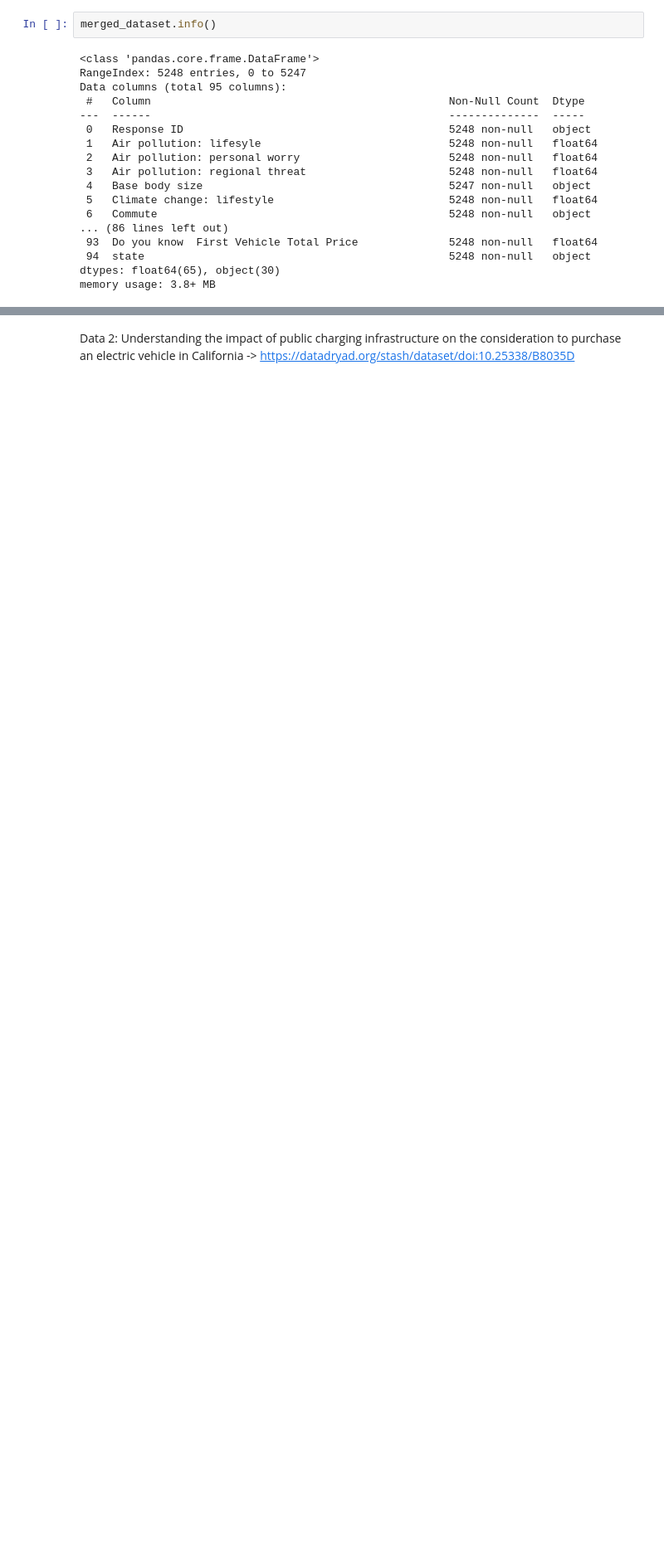
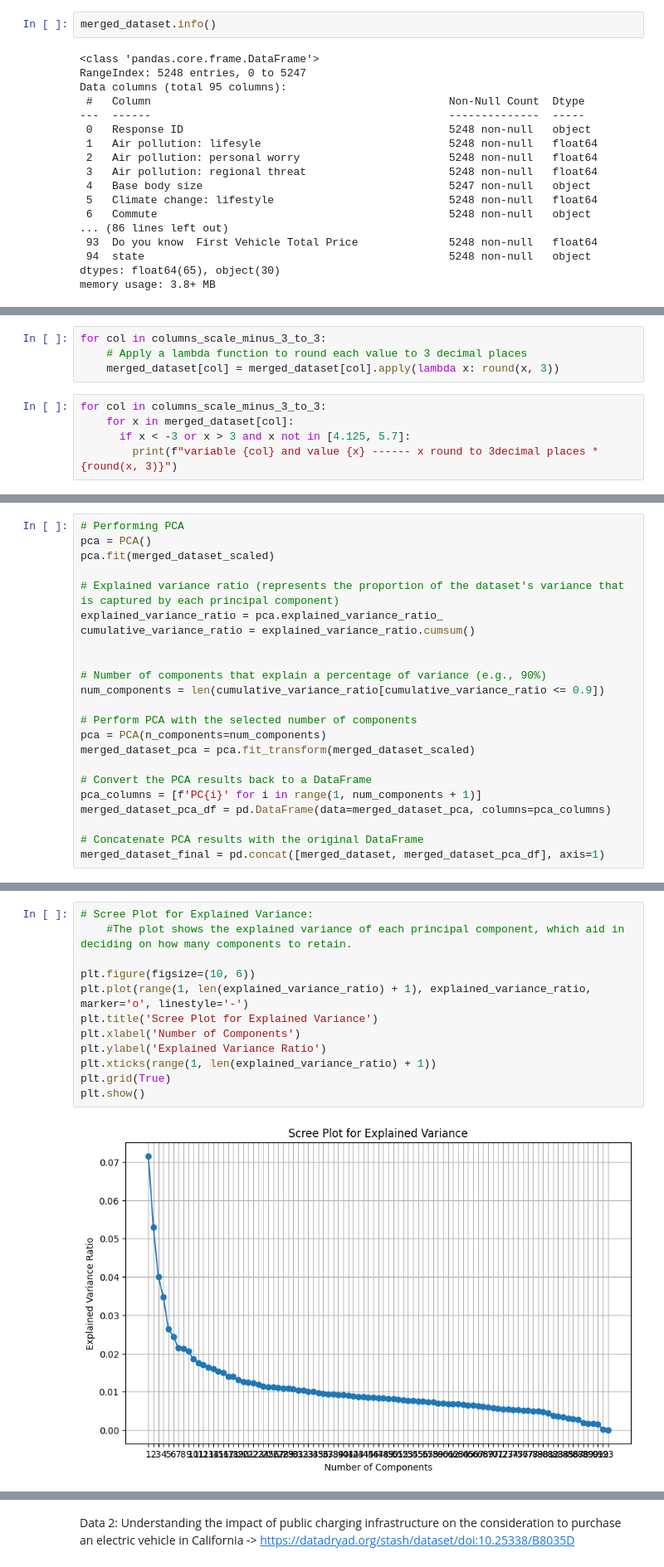
Before and after one commit to kkrusere/EV_Market-Analysis-and-Consumer-Behavior, a Jupyter notebook: data_collection_&_EDA.ipynb, the cells around one changed output, grey strips where cells are left out. Shown at 83% size. Cells and saved outputs as stored; diff of their text form; blank space fills up the shorter version.

```diff
--- a/data_collection_&_EDA.ipynb
+++ b/data_collection_&_EDA.ipynb
@@ -1147,0 +1276,9 @@ memory usage: 3.8+ MB
+# %%
+for col in columns_scale_minus_3_to_3:
+    # Apply a lambda function to round each value to 3 decimal places
+    merged_dataset[col] = merged_dataset[col].apply(lambda x: round(x, 3))
+# %%
+for col in columns_scale_minus_3_to_3:
+    for x in merged_dataset[col]:
+      if x < -3 or x > 3 and x not in [4.125, 5.7]:
+        print(f"variable {col} and value {x} ------ x round to 3decimal places * {round(x, 3)}")
@@ -1147,0 +1309,23 @@ memory usage: 3.8+ MB
+# %%
+# Performing PCA
+pca = PCA()
+pca.fit(merged_dataset_scaled)
+
+# Explained variance ratio (represents the proportion of the dataset's variance that is captured by each principal component)
+explained_variance_ratio = pca.explained_variance_ratio_
+cumulative_variance_ratio = explained_variance_ratio.cumsum()
+
+
+# Number of components that explain a percentage of variance (e.g., 90%)
+num_components = len(cumulative_variance_ratio[cumulative_variance_ratio <= 0.9])
+
+# Perform PCA with the selected number of components
+pca = PCA(n_components=num_components)
+merged_dataset_pca = pca.fit_transform(merged_dataset_scaled)
+
+# Convert the PCA results back to a DataFrame
+pca_columns = [f'PC{i}' for i in range(1, num_components + 1)]
+merged_dataset_pca_df = pd.DataFrame(data=merged_dataset_pca, columns=pca_columns)
+
+# Concatenate PCA results with the original DataFrame
+merged_dataset_final = pd.concat([merged_dataset, merged_dataset_pca_df], axis=1)
@@ -1147,0 +1393,14 @@ memory usage: 3.8+ MB
+# %%
+# Scree Plot for Explained Variance:
+    #The plot shows the explained variance of each principal component, which aid in deciding on how many components to retain.
+
+plt.figure(figsize=(10, 6))
+plt.plot(range(1, len(explained_variance_ratio) + 1), explained_variance_ratio, marker='o', linestyle='-')
+plt.title('Scree Plot for Explained Variance')
+plt.xlabel('Number of Components')
+plt.ylabel('Explained Variance Ratio')
+plt.xticks(range(1, len(explained_variance_ratio) + 1))
+plt.grid(True)
+plt.show()
+# %% [output]
+[figure, added]
```
Also changed, not shown: parts of 32 cells of this notebook.
